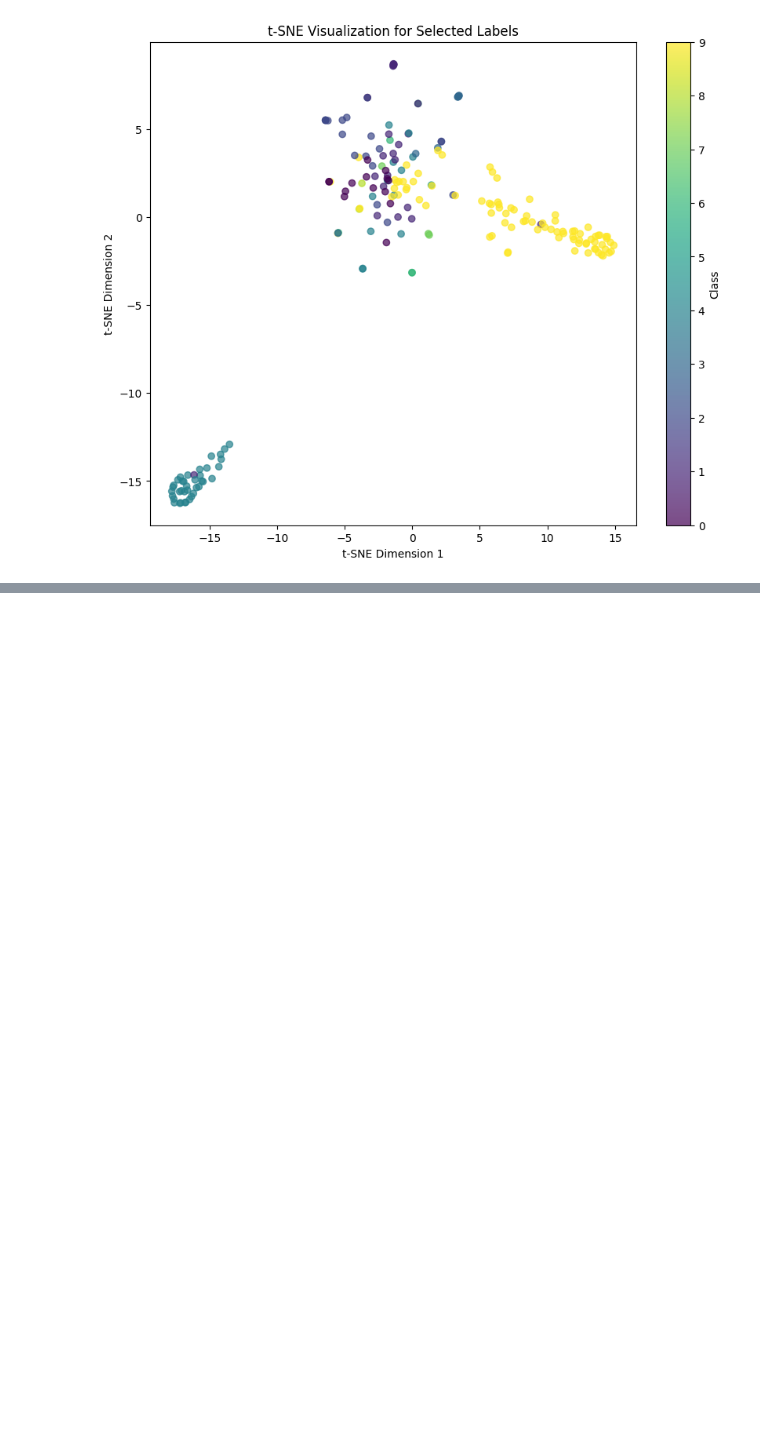
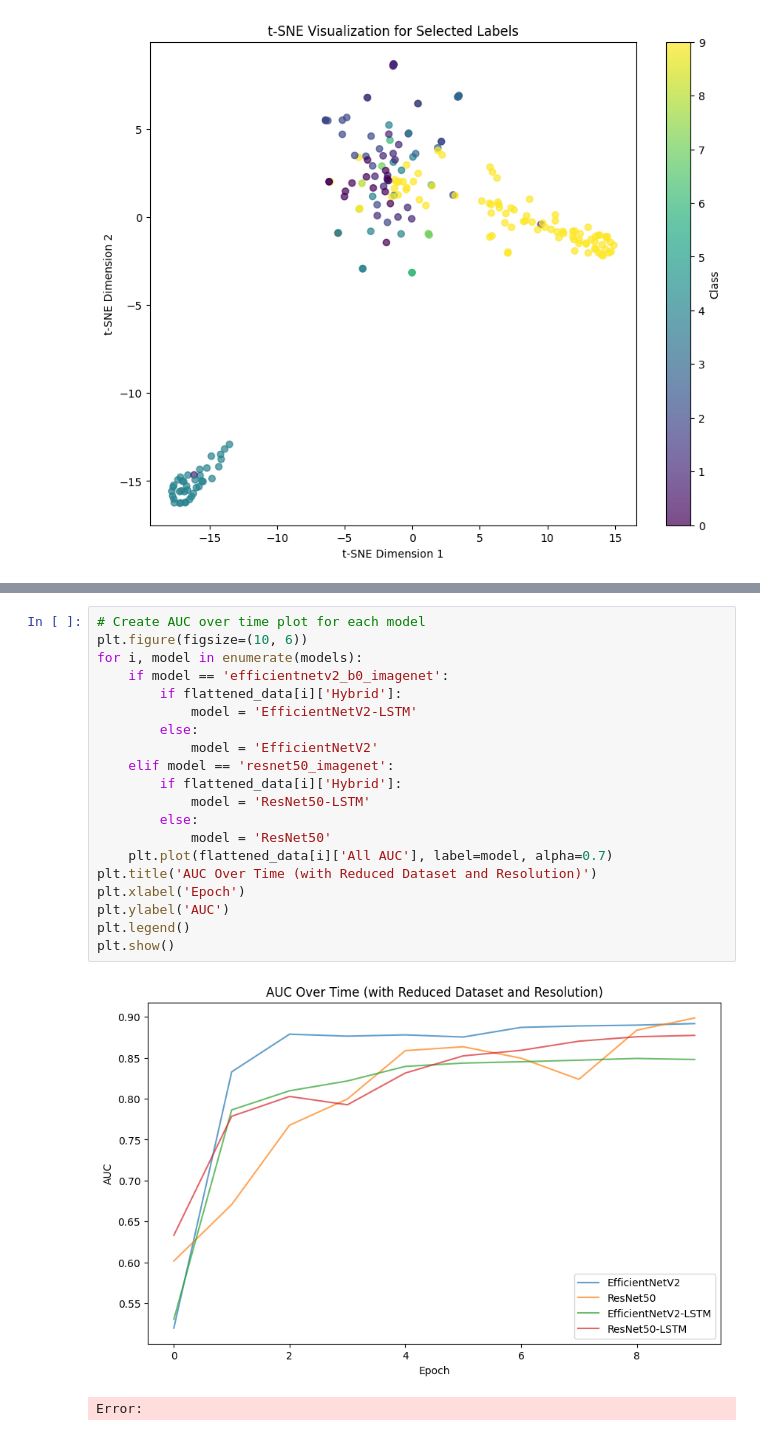
Before and after one commit to jameslu3/bird-sound-detection, a Jupyter notebook: birdclef24-initial-implementation.ipynb, the cells around one changed output, grey strips where cells are left out. Drawn from its saved outputs; the diff is of its cells as text; blank space fills up the shorter version.

```diff
--- a/birdclef24-initial-implementation.ipynb
+++ b/birdclef24-initial-implementation.ipynb
@@ -927,0 +1056,23 @@ Visualizing just 10 classes shows that the model is learning distinct features f
+# %%
+# Create AUC over time plot for each model
+plt.figure(figsize=(10, 6))
+for i, model in enumerate(models):
+    if model == 'efficientnetv2_b0_imagenet':
+        if flattened_data[i]['Hybrid']:
+            model = 'EfficientNetV2-LSTM'
+        else:
+            model = 'EfficientNetV2'
+    elif model == 'resnet50_imagenet':
+        if flattened_data[i]['Hybrid']:
+            model = 'ResNet50-LSTM'
+        else:
+            model = 'ResNet50'
+    plt.plot(flattened_data[i]['All AUC'], label=model, alpha=0.7)
+plt.title('AUC Over Time (with Reduced Dataset and Resolution)')
+plt.xlabel('Epoch')
+plt.ylabel('AUC')
+plt.legend()
+plt.show()
+# %% [output]
+[figure, added]
+Error:
```
Also changed, not shown: parts of 29 cells of this notebook.
